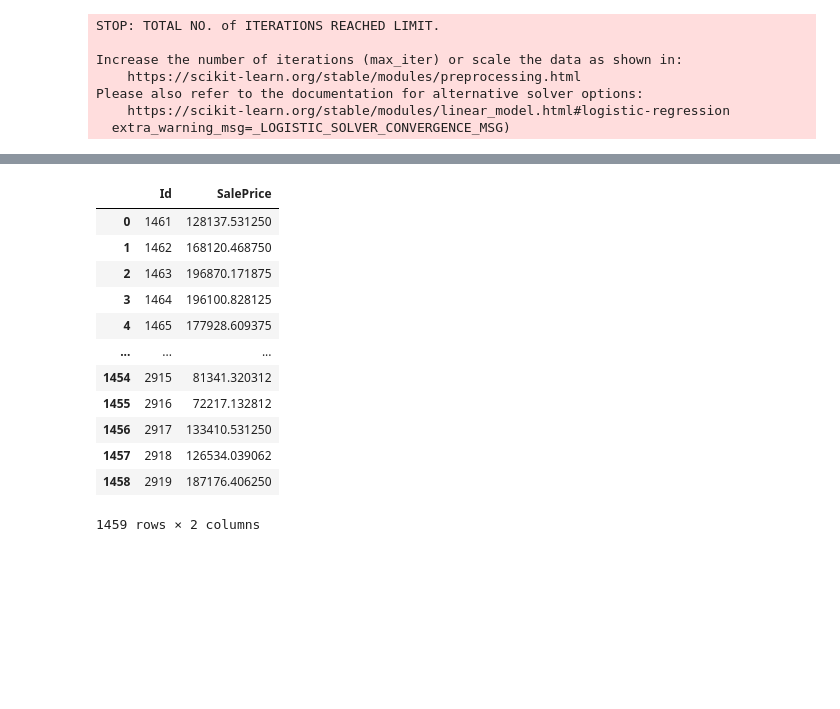
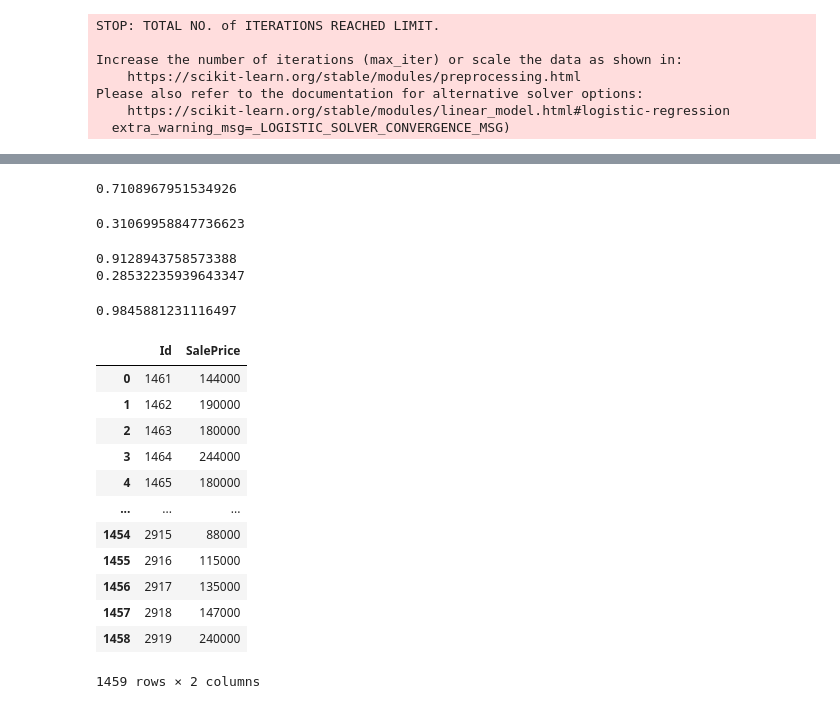
Before and after one commit to vishalvanpariya/HousePrice-Prediction-Kaggle, a Jupyter notebook: house-price-prediction-kaggle-competition.ipynb, the cells around one changed output, grey strips where cells are left out. Drawn from its saved outputs; the diff is of its cells as text; code cells hidden in the pictures; blank space fills up the shorter version.

Commit message:
Prediction

```diff
--- a/house-price-prediction-kaggle-competition.ipynb
+++ b/house-price-prediction-kaggle-competition.ipynb
@@ -355,10 +354,9 @@ Please also refer to the documentation for alternative solver options:
 from xgboost import XGBRegressor
 
 my_model = XGBRegressor(n_estimators=1000, learning_rate=0.05, n_jobs=4)
-my_model.fit(x_train, y_train,
+my_model.fit(x_train_scaled, y_train,
              early_stopping_rounds=5,
-             eval_set=[(x_train, y_train)],
+             eval_set=[(x_train_scaled, y_train)],
              verbose=False)
-print(my_model.score(x_train,y_train))
-y_predict=my_model.predict(x_test)
+print(my_model.score(x_train_scaled,y_train))
 # %% [output]
@@ -369,23 +364,61 @@ y_predict=my_model.predict(x_test)
+# %%
+#4.DecisionTree
+from sklearn.tree import DecisionTreeRegressor
+tree=DecisionTreeRegressor(criterion='mse',max_depth=3)
+tree.fit(x_train_scaled,y_train)
+print(tree.score(x_train_scaled,y_train))
+# %% [output]
+0.7108967951534926
+# %%
+#5.Support Vector Regression
+from sklearn import svm
+svm_model=svm.SVC()
+svm_model.fit(x_train_scaled,y_train)
+print(svm_model.score(x_train_scaled,y_train))
+# %% [output]
+0.31069958847736623
+# %%
+#6.Naive Bayes
+from sklearn.naive_bayes import GaussianNB
+from sklearn.naive_bayes import MultinomialNB
+gnb=GaussianNB()
+mnb=MultinomialNB()
+gnb.fit(x_train_scaled,y_train)
+mnb.fit(x_train,y_train)
+print(gnb.score(x_train_scaled,y_train))
+print(mnb.score(x_train,y_train))
+# %% [output]
+0.9128943758573388
+0.28532235939643347
+# %%
+#7.Random Forest
+from sklearn.ensemble import RandomForestRegressor
+rfr=RandomForestRegressor(n_estimators=500)
+rfr.fit(x_train_scaled,y_train)
+print(rfr.score(x_train_scaled,y_train))
+# %% [output]
+0.9845881231116497
 # %%
 #we have dome mostly algoridhms,lets create submission
+y_predict=gnb.predict(x_test_scaled)
 submission = pd.DataFrame({
         "Id": testids,
         "SalePrice": y_predict
     })
 submission
 # %% [output]
 |  | Id | SalePrice |
-| 0 | 1461 | 128137.531250 |
-| 1 | 1462 | 168120.468750 |
-| 2 | 1463 | 196870.171875 |
-| 3 | 1464 | 196100.828125 |
-| 4 | 1465 | 177928.609375 |
+| 0 | 1461 | 144000 |
+| 1 | 1462 | 190000 |
+| 2 | 1463 | 180000 |
+| 3 | 1464 | 244000 |
+| 4 | 1465 | 180000 |
 | ... | ... | ... |
-| 1454 | 2915 | 81341.320312 |
-| 1455 | 2916 | 72217.132812 |
-| 1456 | 2917 | 133410.531250 |
-| 1457 | 2918 | 126534.039062 |
-| 1458 | 2919 | 187176.406250 |
+| 1454 | 2915 | 88000 |
+| 1455 | 2916 | 115000 |
+| 1456 | 2917 | 135000 |
+| 1457 | 2918 | 147000 |
+| 1458 | 2919 | 240000 |
 1459 rows × 2 columns
 # %%
 #putting data in csv file
```
Also changed, not shown: parts of 3 cells of this notebook.
